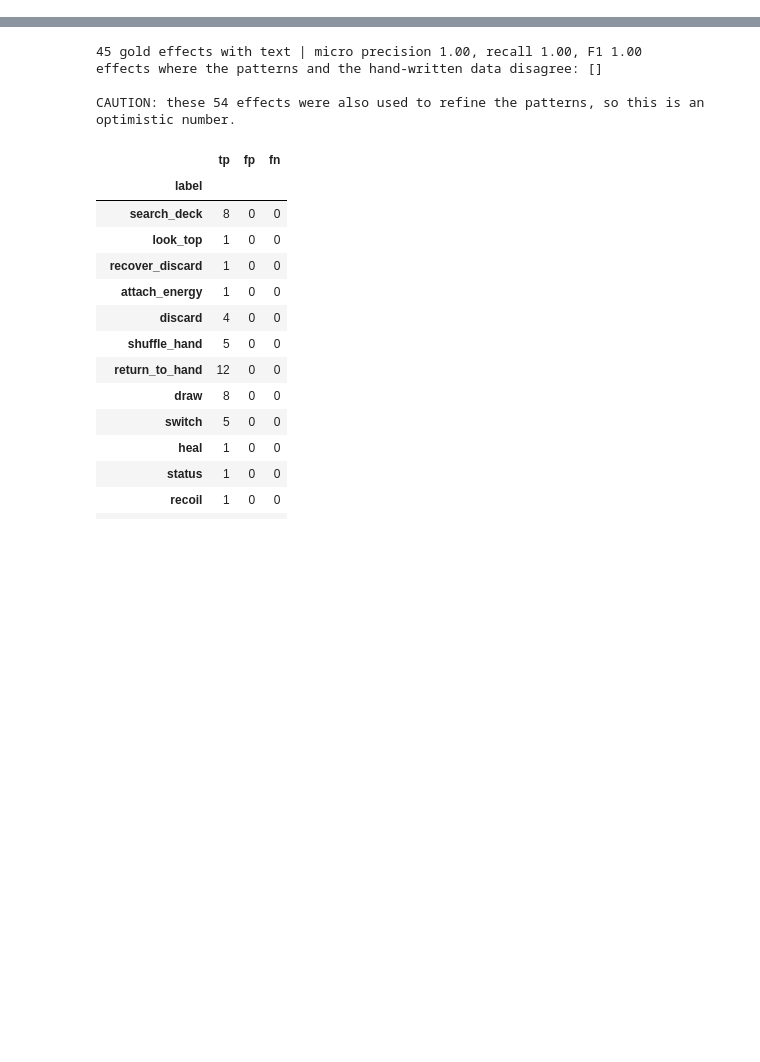
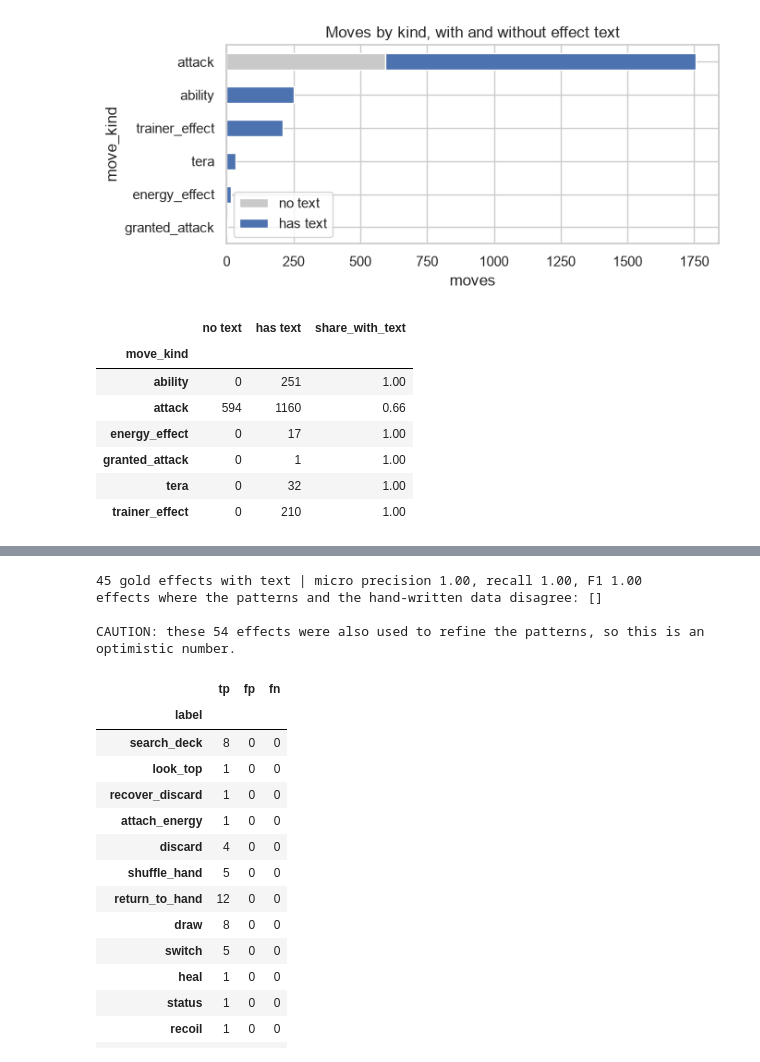
Before and after one commit to tam-pr/tcg_bot, a Jupyter notebook: notebooks/edas/eda_tagging.ipynb, the cells around one changed output, grey strips where cells are left out. Saved outputs shown, nothing was run; the diff lists cells and outputs as text; code cells hidden in the pictures; blank space fills up the shorter version.

```diff
--- a/notebooks/edas/eda_tagging.ipynb
+++ b/notebooks/edas/eda_tagging.ipynb
@@ -21,0 +61,18 @@ median length: 93 characters
+# %%
+# 1a. Which moves have text? (a plain-damage attack has none)
+by_kind = moves.assign(has_text=moves["effect_text"].notna()).groupby(["move_kind", "has_text"]).size().unstack(fill_value=0)
+by_kind.columns = ["no text", "has text"]
+ax = by_kind.sort_values("has text").plot.barh(stacked=True, figsize=(7, 3.2), color=["#c9c9c9", "#4c72b0"])
+ax.set_xlabel("moves"); ax.set_title("Moves by kind, with and without effect text")
+plt.tight_layout(); plt.show()
+by_kind.assign(share_with_text=(by_kind["has text"] / by_kind.sum(axis=1)).round(2))
+# %% [output]
+[figure, added]
+|  | no text | has text | share_with_text |
+| move_kind |  |  |  |
+| ability | 0 | 251 | 1.00 |
+| attack | 594 | 1160 | 0.66 |
+| energy_effect | 0 | 17 | 1.00 |
+| granted_attack | 0 | 1 | 1.00 |
+| tera | 0 | 32 | 1.00 |
+| trainer_effect | 0 | 210 | 1.00 |
```
Also changed, not shown: parts of 30 cells of this notebook, 1 other file.
